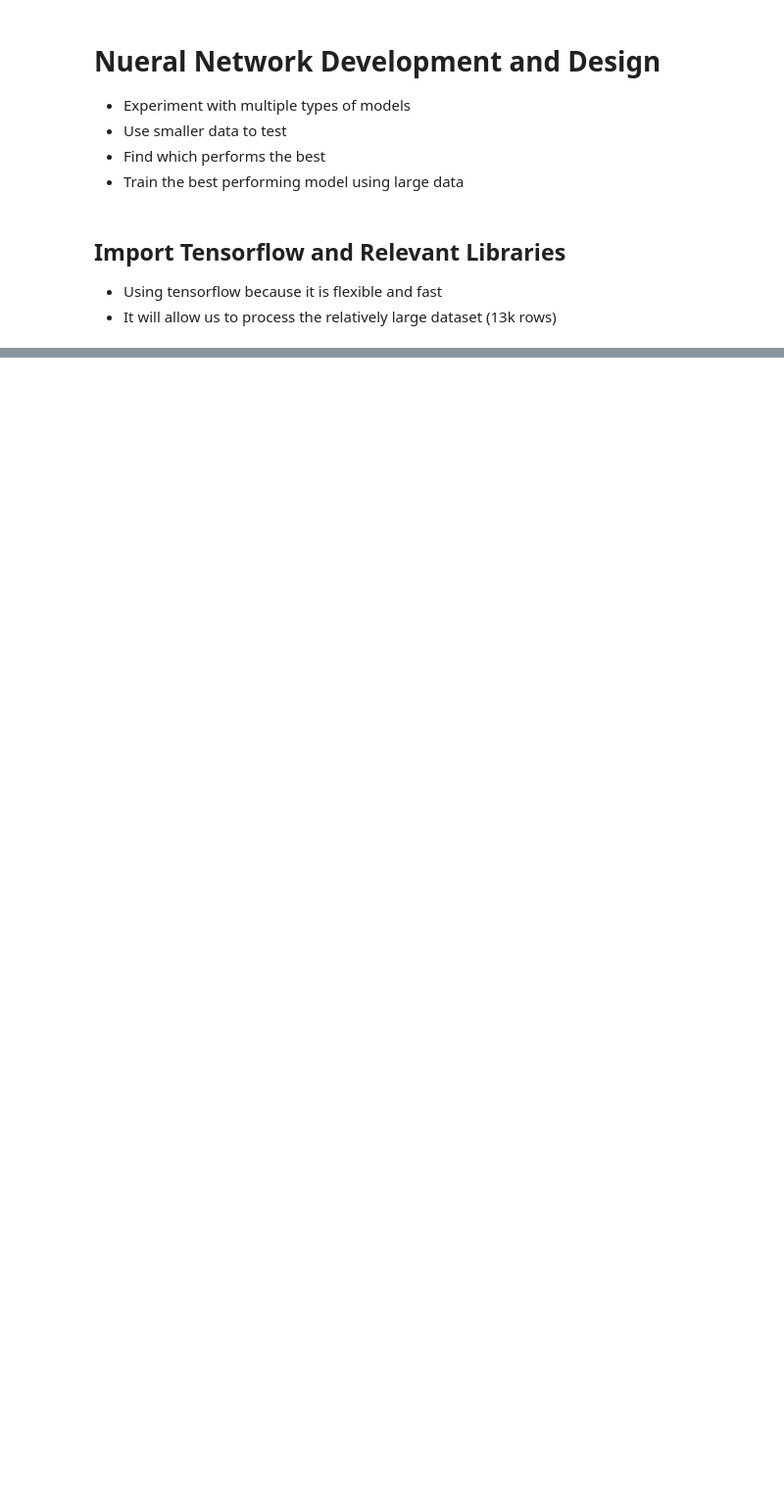
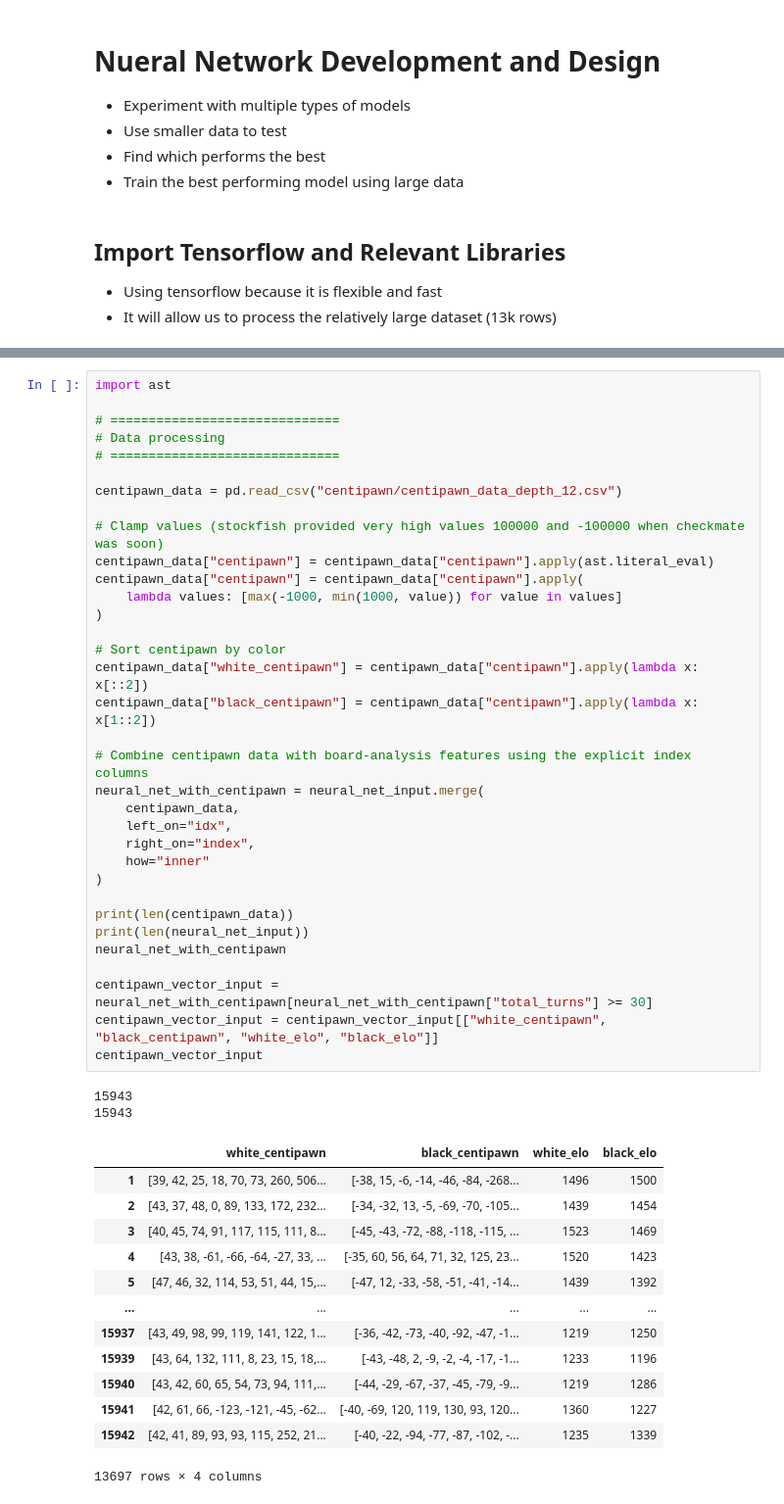
Before and after one commit to T-hawk/chess-ds-final, a Jupyter notebook: neural-net.ipynb, the cells around one changed output, grey strips where cells are left out. Shown at 98% size. Cells and saved outputs as stored; diff of their text form; blank space fills up the shorter version.

Commit message:
added centipawn NN

```diff
--- a/neural-net.ipynb
+++ b/neural-net.ipynb
@@ -338,0 +576,50 @@ Conclusion: ELO cannot be accurately guessed purely by the statistics calculated
+# %%
+import ast
+
+# ==============================
+# Data processing
+# ==============================
+
+centipawn_data = pd.read_csv("centipawn/centipawn_data_depth_12.csv")
+
+# Clamp values (stockfish provided very high values 100000 and -100000 when checkmate was soon)
+centipawn_data["centipawn"] = centipawn_data["centipawn"].apply(ast.literal_eval)
+centipawn_data["centipawn"] = centipawn_data["centipawn"].apply(
+    lambda values: [max(-1000, min(1000, value)) for value in values]
+)
+
+# Sort centipawn by color
+centipawn_data["white_centipawn"] = centipawn_data["centipawn"].apply(lambda x: x[::2])
+centipawn_data["black_centipawn"] = centipawn_data["centipawn"].apply(lambda x: x[1::2])
+
+# Combine centipawn data with board-analysis features using the explicit index columns
+neural_net_with_centipawn = neural_net_input.merge(
+    centipawn_data,
+    left_on="idx",
+    right_on="index",
+    how="inner"
+)
+
+print(len(centipawn_data))
+print(len(neural_net_input))
+neural_net_with_centipawn
+
+centipawn_vector_input = neural_net_with_centipawn[neural_net_with_centipawn["total_turns"] >= 30]
+centipawn_vector_input = centipawn_vector_input[["white_centipawn", "black_centipawn", "white_elo", "black_elo"]]
+centipawn_vector_input
+# %% [output]
+15943
+15943
+|  | white_centipawn | black_centipawn | white_elo | black_elo |
+| 1 | [39, 42, 25, 18, 70, 73, 260, 506... | [-38, 15, -6, -14, -46, -84, -268... | 1496 | 1500 |
+| 2 | [43, 37, 48, 0, 89, 133, 172, 232... | [-34, -32, 13, -5, -69, -70, -105... | 1439 | 1454 |
+| 3 | [40, 45, 74, 91, 117, 115, 111, 8... | [-45, -43, -72, -88, -118, -115, ... | 1523 | 1469 |
+| 4 | [43, 38, -61, -66, -64, -27, 33, ... | [-35, 60, 56, 64, 71, 32, 125, 23... | 1520 | 1423 |
+| 5 | [47, 46, 32, 114, 53, 51, 44, 15,... | [-47, 12, -33, -58, -51, -41, -14... | 1439 | 1392 |
+| ... | ... | ... | ... | ... |
+| 15937 | [43, 49, 98, 99, 119, 141, 122, 1... | [-36, -42, -73, -40, -92, -47, -1... | 1219 | 1250 |
+| 15939 | [43, 64, 132, 111, 8, 23, 15, 18,... | [-43, -48, 2, -9, -2, -4, -17, -1... | 1233 | 1196 |
+| 15940 | [43, 42, 60, 65, 54, 73, 94, 111,... | [-44, -29, -67, -37, -45, -79, -9... | 1219 | 1286 |
+| 15941 | [42, 61, 66, -123, -121, -45, -62... | [-40, -69, 120, 119, 130, 93, 120... | 1360 | 1227 |
+| 15942 | [42, 41, 89, 93, 93, 115, 252, 21... | [-40, -22, -94, -77, -87, -102, -... | 1235 | 1339 |
+13697 rows × 4 columns
```
Also changed, not shown: parts of 13 cells of this notebook.
